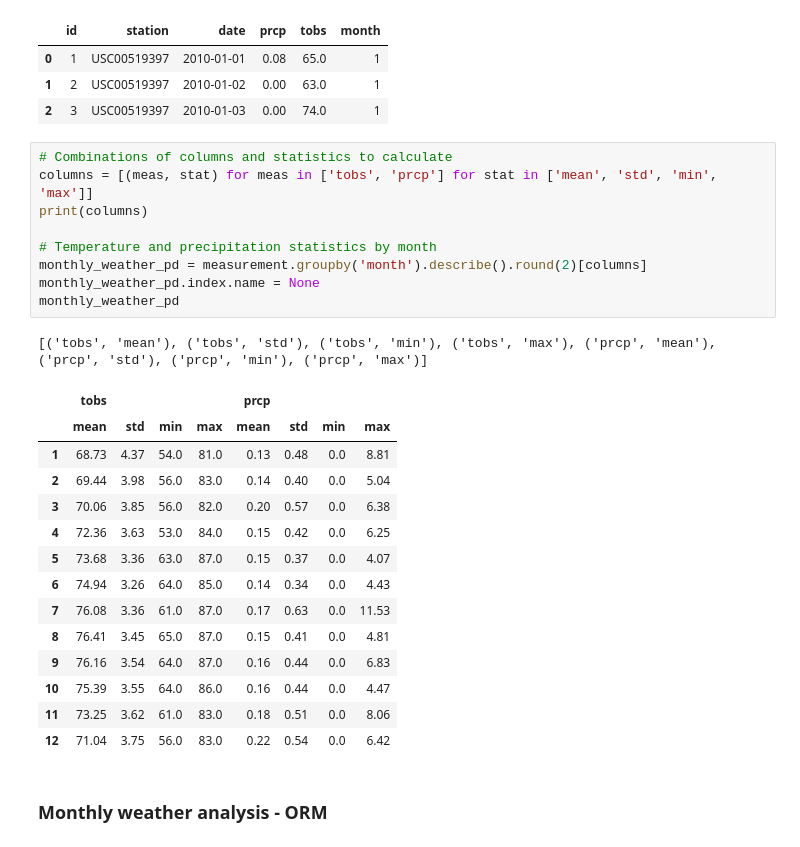
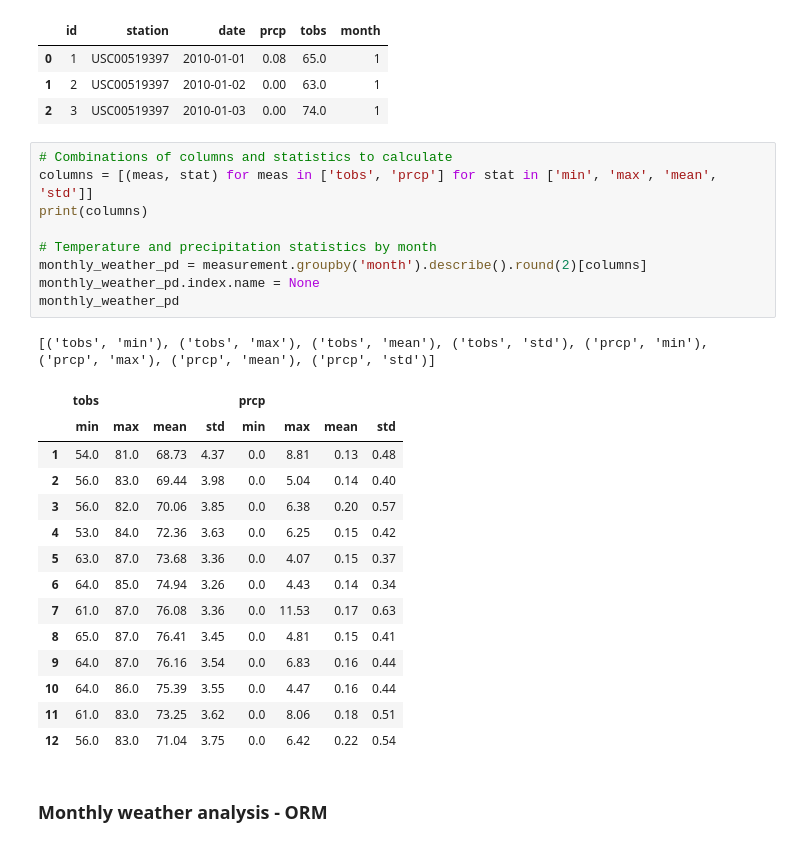
Before and after one commit to tri-bui/sandbox-dbs, a Jupyter notebook: hi-weather/analysis.ipynb, the cells around one changed output. Saved outputs shown, nothing was run; the diff lists cells and outputs as text.

```diff
--- a/hi-weather/analysis.ipynb
+++ b/hi-weather/analysis.ipynb
@@ -267,29 +267,29 @@ measurement.head(3)
 | 2 | 3 | USC00519397 | 2010-01-03 | 0.00 | 74.0 | 1 |
 # %%
 # Combinations of columns and statistics to calculate
-columns = [(meas, stat) for meas in ['tobs', 'prcp'] for stat in ['mean', 'std', 'min', 'max']]
+columns = [(meas, stat) for meas in ['tobs', 'prcp'] for stat in ['min', 'max', 'mean', 'std']]
 print(columns)
 
 # Temperature and precipitation statistics by month
 monthly_weather_pd = measurement.groupby('month').describe().round(2)[columns]
 monthly_weather_pd.index.name = None
 monthly_weather_pd
 # %% [output]
-[('tobs', 'mean'), ('tobs', 'std'), ('tobs', 'min'), ('tobs', 'max'), ('prcp', 'mean'), ('prcp', 'std'), ('prcp', 'min'), ('prcp', 'max')]
+[('tobs', 'min'), ('tobs', 'max'), ('tobs', 'mean'), ('tobs', 'std'), ('prcp', 'min'), ('prcp', 'max'), ('prcp', 'mean'), ('prcp', 'std')]
 |  | tobs |  |  |  | prcp |  |  |  |
-|  | mean | std | min | max | mean | std | min | max |
-| 1 | 68.73 | 4.37 | 54.0 | 81.0 | 0.13 | 0.48 | 0.0 | 8.81 |
-| 2 | 69.44 | 3.98 | 56.0 | 83.0 | 0.14 | 0.40 | 0.0 | 5.04 |
-| 3 | 70.06 | 3.85 | 56.0 | 82.0 | 0.20 | 0.57 | 0.0 | 6.38 |
-| 4 | 72.36 | 3.63 | 53.0 | 84.0 | 0.15 | 0.42 | 0.0 | 6.25 |
-| 5 | 73.68 | 3.36 | 63.0 | 87.0 | 0.15 | 0.37 | 0.0 | 4.07 |
-| 6 | 74.94 | 3.26 | 64.0 | 85.0 | 0.14 | 0.34 | 0.0 | 4.43 |
-| 7 | 76.08 | 3.36 | 61.0 | 87.0 | 0.17 | 0.63 | 0.0 | 11.53 |
-| 8 | 76.41 | 3.45 | 65.0 | 87.0 | 0.15 | 0.41 | 0.0 | 4.81 |
-| 9 | 76.16 | 3.54 | 64.0 | 87.0 | 0.16 | 0.44 | 0.0 | 6.83 |
-| 10 | 75.39 | 3.55 | 64.0 | 86.0 | 0.16 | 0.44 | 0.0 | 4.47 |
-| 11 | 73.25 | 3.62 | 61.0 | 83.0 | 0.18 | 0.51 | 0.0 | 8.06 |
-| 12 | 71.04 | 3.75 | 56.0 | 83.0 | 0.22 | 0.54 | 0.0 | 6.42 |
+|  | min | max | mean | std | min | max | mean | std |
+| 1 | 54.0 | 81.0 | 68.73 | 4.37 | 0.0 | 8.81 | 0.13 | 0.48 |
+| 2 | 56.0 | 83.0 | 69.44 | 3.98 | 0.0 | 5.04 | 0.14 | 0.40 |
+| 3 | 56.0 | 82.0 | 70.06 | 3.85 | 0.0 | 6.38 | 0.20 | 0.57 |
+| 4 | 53.0 | 84.0 | 72.36 | 3.63 | 0.0 | 6.25 | 0.15 | 0.42 |
+| 5 | 63.0 | 87.0 | 73.68 | 3.36 | 0.0 | 4.07 | 0.15 | 0.37 |
+| 6 | 64.0 | 85.0 | 74.94 | 3.26 | 0.0 | 4.43 | 0.14 | 0.34 |
+| 7 | 61.0 | 87.0 | 76.08 | 3.36 | 0.0 | 11.53 | 0.17 | 0.63 |
+| 8 | 65.0 | 87.0 | 76.41 | 3.45 | 0.0 | 4.81 | 0.15 | 0.41 |
+| 9 | 64.0 | 87.0 | 76.16 | 3.54 | 0.0 | 6.83 | 0.16 | 0.44 |
+| 10 | 64.0 | 86.0 | 75.39 | 3.55 | 0.0 | 4.47 | 0.16 | 0.44 |
+| 11 | 61.0 | 83.0 | 73.25 | 3.62 | 0.0 | 8.06 | 0.18 | 0.51 |
+| 12 | 56.0 | 83.0 | 71.04 | 3.75 | 0.0 | 6.42 | 0.22 | 0.54 |
 # %% [markdown]
 ### Monthly weather analysis - ORM
 # %%
```
Also changed, not shown: parts of 1 cell of this notebook.
